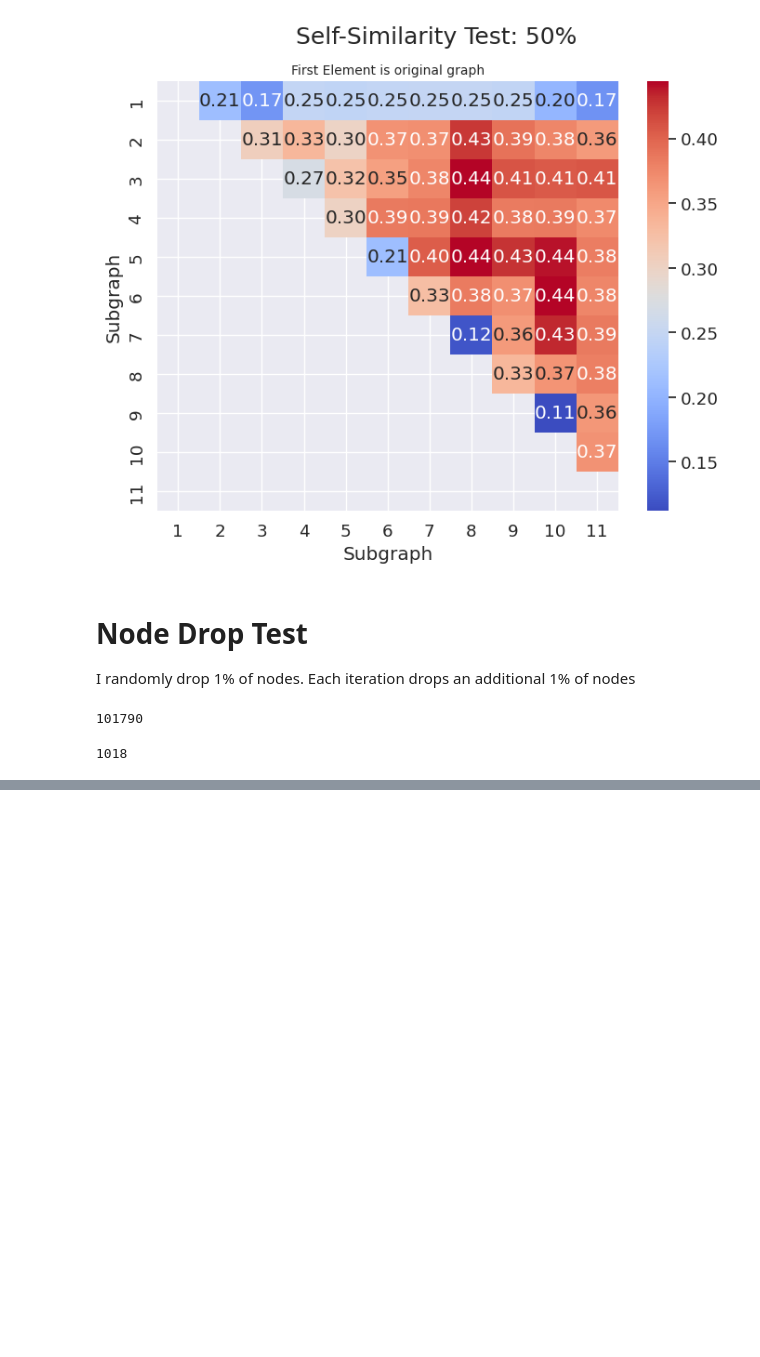
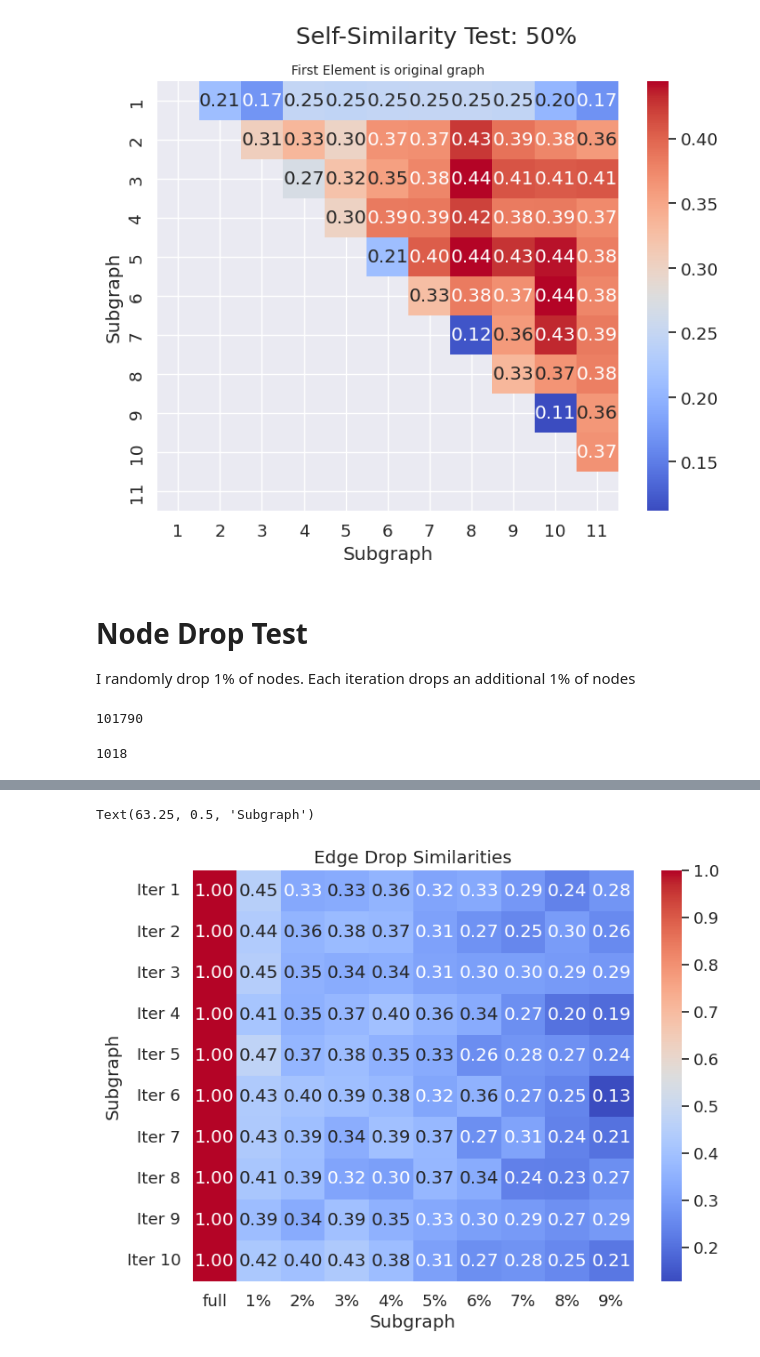
Before and after one commit to venkiharvgit/csci-e-599a-2024-cybersecurity, a Jupyter notebook: graph_similarity_using_karateclub.ipynb, the cells around one changed output, grey strips where cells are left out. Cells and saved outputs as stored; diff of their text form; code cells hidden in the pictures; blank space fills up the shorter version.

```diff
--- a/graph_similarity_using_karateclub.ipynb
+++ b/graph_similarity_using_karateclub.ipynb
@@ -158,0 +175,28 @@ Text(63.25, 0.5, 'Subgraph')
+# %%
+edge_drop_simil = []
+
+for i in range(10):
+  #Here, using i to generate new, but repeatable, random states
+
+  sample_sizes = range(99, 90, -1) #I invert the ordering to make it comparable to above charts
+  rs = range(90+(i*100), 100+(i*100))
+
+  edge_drop_samples = [raw_data] + [raw_data.sample(frac = frac/100, random_state = rs) for frac, rs in zip(sample_sizes, rs)]
+
+  simil, embeds = calc_embeddings(edge_drop_samples, kc.Graph2Vec)
+  edge_drop_simil.append(simil[0,])
+
+
+edge_drop_simil = np.array(edge_drop_simil)
+# %%
+sns.set(font_scale=1.2)
+plt.figure(figsize=(8, 6))
+sns.heatmap(edge_drop_simil , annot=True, cmap='coolwarm', fmt='.2f',
+            xticklabels=["full"] + [f"{i+1}%" for i in range((edge_drop_simil.shape[0]-1))],
+            yticklabels=[f"Iter {i+1}" for i in range((edge_drop_simil.shape[1]))])
+plt.title('Edge Drop Similarities')
+plt.xlabel('Subgraph')
+plt.ylabel('Subgraph')
+# %% [output]
+Text(63.25, 0.5, 'Subgraph')
+[figure, added]
```
Also changed, not shown: parts of 9 cells of this notebook.
